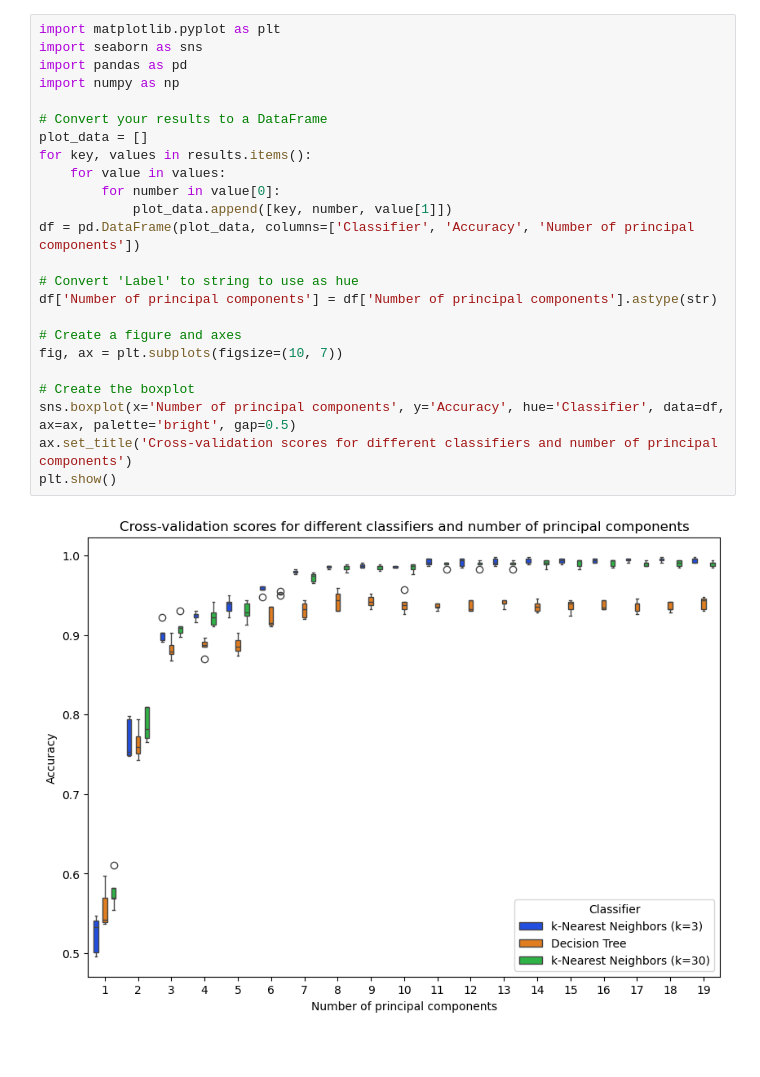
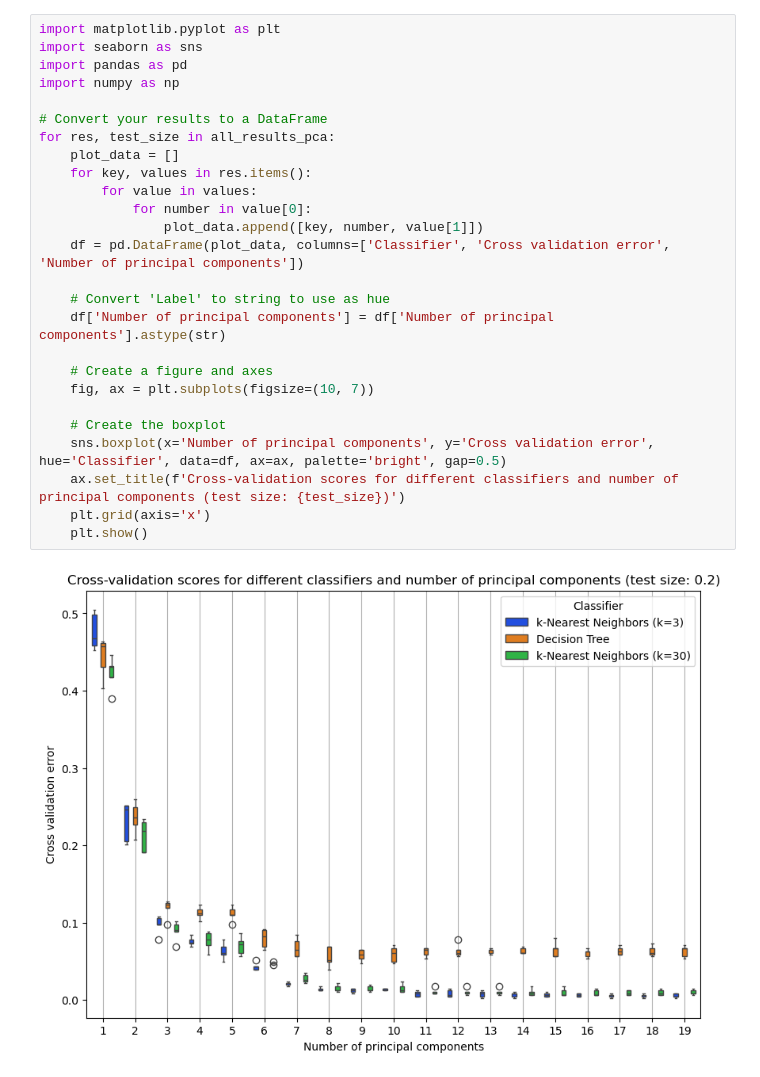
Before and after one commit to rikardradovac/Statistical-learning-for-big-data, a Jupyter notebook: AS1/part1.ipynb, the cells around one changed output. Drawn from its saved outputs; the diff is of its cells as text; blank space fills up the shorter version.

```diff
--- a/AS1/part1.ipynb
+++ b/AS1/part1.ipynb
@@ -106,26 +132,28 @@ for test_size in [0.2, 0.4, 0.8]:
 # %%
 import matplotlib.pyplot as plt
 import seaborn as sns
 import pandas as pd
 import numpy as np
 
 # Convert your results to a DataFrame
-plot_data = []
-for key, values in results.items():
-    for value in values:
-        for number in value[0]:
-            plot_data.append([key, number, value[1]])
-df = pd.DataFrame(plot_data, columns=['Classifier', 'Accuracy', 'Number of principal components'])
+for res, test_size in all_results_pca:
+    plot_data = []
+    for key, values in res.items():
+        for value in values:
+            for number in value[0]:
+                plot_data.append([key, number, value[1]])
+    df = pd.DataFrame(plot_data, columns=['Classifier', 'Cross validation error', 'Number of principal components'])
 
-# Convert 'Label' to string to use as hue
-df['Number of principal components'] = df['Number of principal components'].astype(str)
+    # Convert 'Label' to string to use as hue
+    df['Number of principal components'] = df['Number of principal components'].astype(str)
 
-# Create a figure and axes
-fig, ax = plt.subplots(figsize=(10, 7))
+    # Create a figure and axes
+    fig, ax = plt.subplots(figsize=(10, 7))
 
-# Create the boxplot
-sns.boxplot(x='Number of principal components', y='Accuracy', hue='Classifier', data=df, ax=ax, palette='bright', gap=0.5)
-ax.set_title('Cross-validation scores for different classifiers and number of principal components')
-plt.show()
+    # Create the boxplot
+    sns.boxplot(x='Number of principal components', y='Cross validation error', hue='Classifier', data=df, ax=ax, palette='bright', gap=0.5)
+    ax.set_title(f'Cross-validation scores for different classifiers and number of principal components (test size: {test_size})')
+    plt.grid(axis='x')
+    plt.show()
 # %% [output]
-[figure, old version]
+[figure, new version]
```
Also changed, not shown: parts of 3 cells of this notebook.
